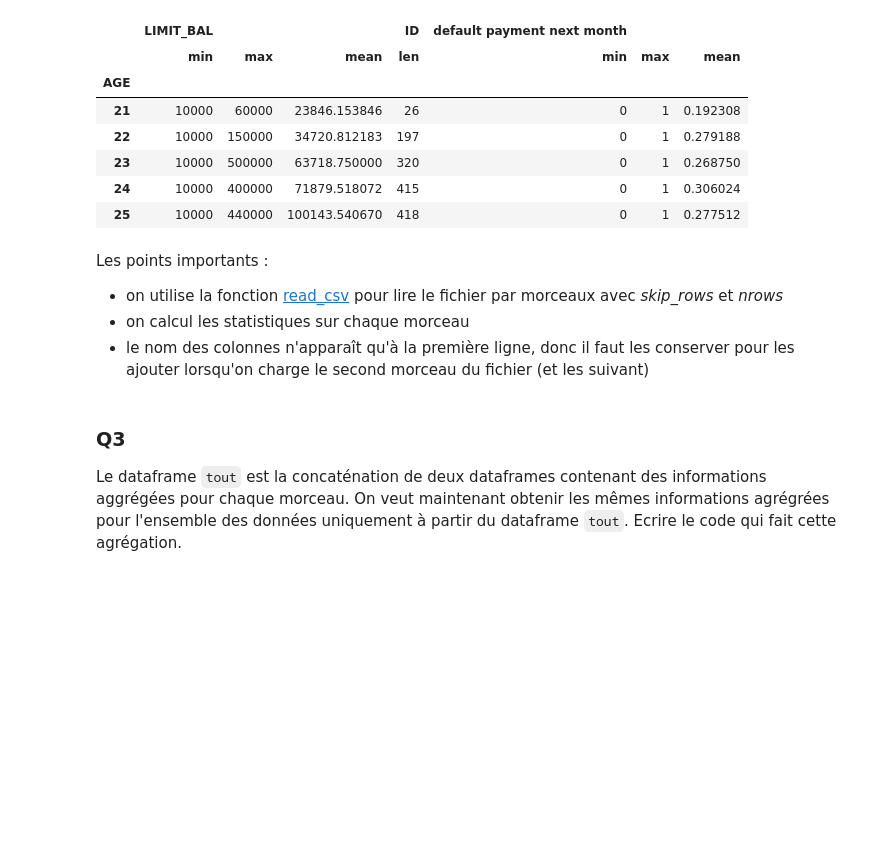
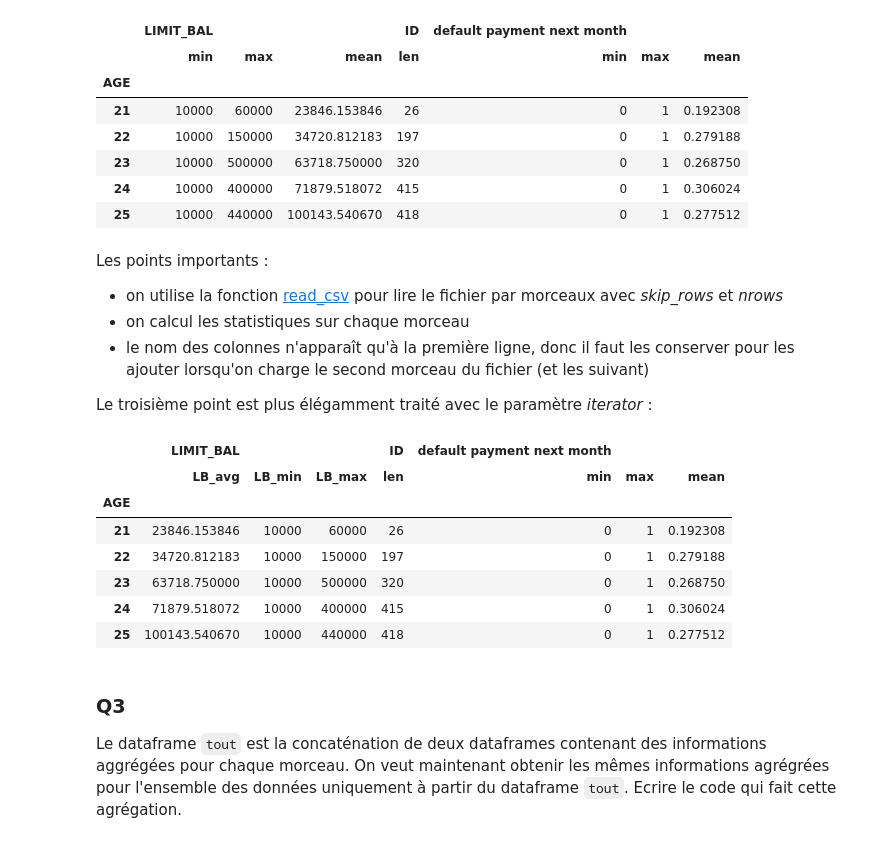
Before and after one commit to sdpython/actuariat_python, a Jupyter notebook: _doc/notebooks/examen/solution_2016.ipynb, the cells around one changed output. Drawn from its saved outputs; the diff is of its cells as text; code cells hidden in the pictures; blank space fills up the shorter version.

```diff
--- a/_doc/notebooks/examen/solution_2016.ipynb
+++ b/_doc/notebooks/examen/solution_2016.ipynb
@@ -200,6 +200,28 @@ Les points importants :
 * on utilise la fonction [read_csv](http://pandas.pydata.org/pandas-docs/stable/generated/pandas.read_csv.html) pour lire le fichier par morceaux avec *skip_rows* et *nrows*
 * on calcul les statistiques sur chaque morceau
 * le nom des colonnes n'apparaît qu'à la première ligne, donc il faut les conserver pour les ajouter lorsqu'on charge le second morceau du fichier (et les suivant)
+
+Le troisième point est plus élégamment traité avec le paramètre *iterator* :
+# %%
+def agg_exo(df):
+    return df.groupby("AGE").agg({'LIMIT_BAL': {'LB_min': 'min','LB_max': 'max', 'LB_avg': 'mean'},
+                            'default payment next month': ['min', 'max', 'mean'],
+                            'ID':{'len': 'count'}})
+
+params = {'filepath_or_buffer': "data.txt",
+          'encoding': "utf-8", 'sep':"\t" ,
+          'iterator': True, 'chunksize':10001}
+tout2 = pandas.concat([agg_exo(part) for part in pandas.read_csv(**params)], axis=0)
+tout2.head()
+# %% [output]
+|  | LIMIT_BAL |  |  | ID | default payment next month |  |  |
+|  | LB_avg | LB_min | LB_max | len | min | max | mean |
+| AGE |  |  |  |  |  |  |  |
+| 21 | 23846.153846 | 10000 | 60000 | 26 | 0 | 1 | 0.192308 |
+| 22 | 34720.812183 | 10000 | 150000 | 197 | 0 | 1 | 0.279188 |
+| 23 | 63718.750000 | 10000 | 500000 | 320 | 0 | 1 | 0.268750 |
+| 24 | 71879.518072 | 10000 | 400000 | 415 | 0 | 1 | 0.306024 |
+| 25 | 100143.540670 | 10000 | 440000 | 418 | 0 | 1 | 0.277512 |
 # %% [markdown]
 ### Q3
 
```
Also changed, not shown: 1 other file.
